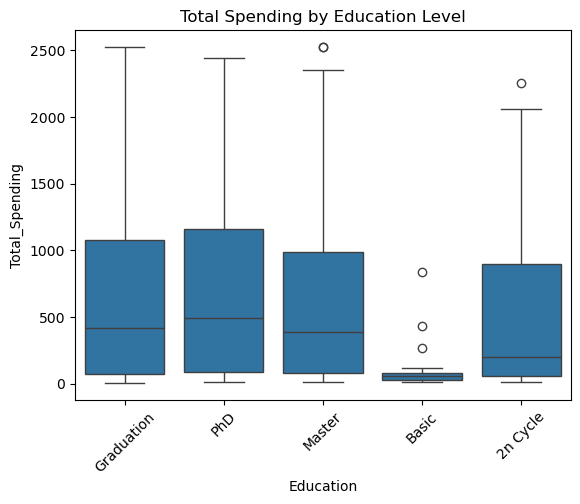
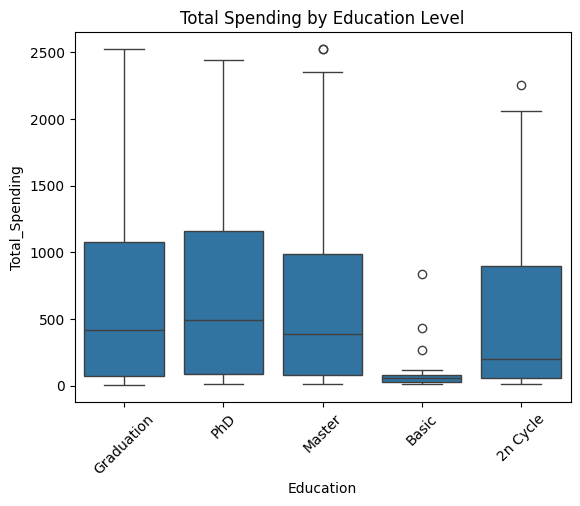
The change to this notebook cell's code, shown as a diff; its figure went from the first image to the second:
--- before
+++ after
@@ -4,3 +4,5 @@
 plt.xticks(rotation=45)
 plt.title("Total Spending by Education Level")
+
+plt.savefig("figures/spending_by_education_boxplot.png", dpi=300, bbox_inches='tight')
 plt.show()

Commit: update